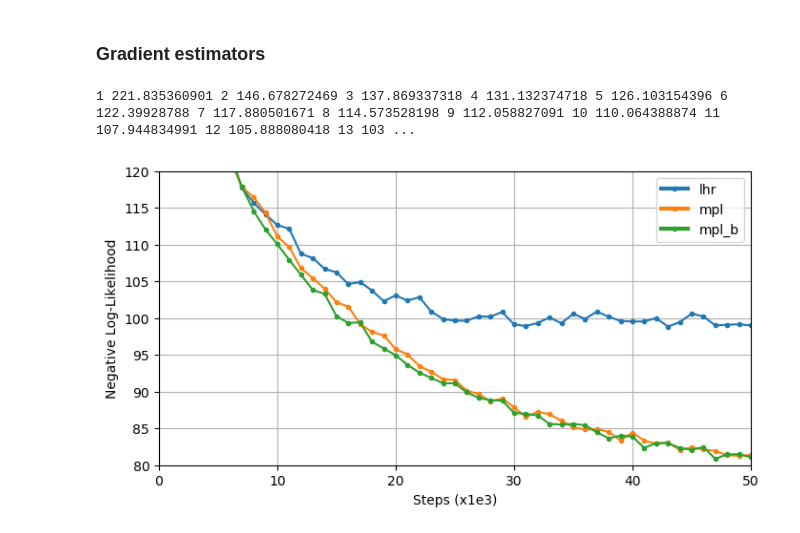
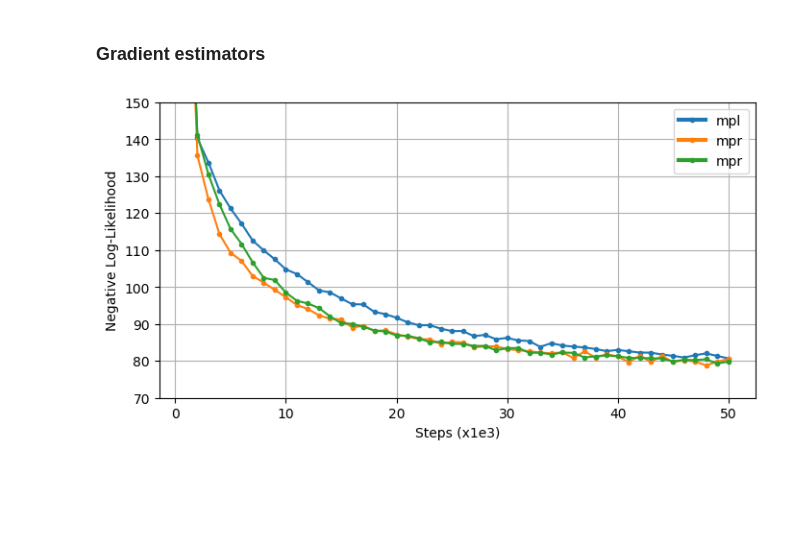
Before and after one commit to ethihsy/cc, a Jupyter notebook: gd_est.ipynb, the cells around one changed output. Drawn from its saved outputs; the diff is of its cells as text; code cells hidden in the pictures; blank space fills up the shorter version.

```diff
--- a/gd_est.ipynb
+++ b/gd_est.ipynb
@@ -216,7 +237,6 @@ def train(train_op):
         bl = 0.
         vr = 0.
         loss_rec = np.empty((1000, steps/1000))
-        time_rec = np.empty((1000, steps/1000))
         sess.run(tf.global_variables_initializer())
 
         for i in range(steps):
@@ -224,42 +244,37 @@ def train(train_op):
             batch_xs = batch_[:,0:392]
             batch_ys = batch_[:,392:784]
 
-            tstart = time.clock()
             res = sess.run(train_op, {x: batch_xs, y_: batch_ys, bsln: bl, bslnv: vr})
             bl = res[-2]
             vr = res[-1]
-            time_rec[i%1000, i/1000] = time.clock()-tstart
             loss_rec[i%1000, i/1000] = res[-3]
             if (i+1)%1000==0:
                 print (i+1)/1000, np.mean(loss_rec[:, i/1000], 0),
 
-    return loss_rec, time_rec, batch_xs, batch_ys, res[1]
+    return loss_rec, batch_xs, batch_ys, res[1]
 # %%
-train_op = gd_est(1, linear=True, cf=True, sta=False, nn=4)
+train_op = gd_est(1, linear=False, cf=True, sta=False, nn=4)
 result = train(train_op)
-mpl_b = result[0]
+mpr_b = result[0]
+#np.save("dn_20_4.npy", dn_20_4)
-# %% [output]
-1 221.835360901 2 146.678272469 3 137.869337318 4 131.132374718 5 126.103154396 6 122.39928788 7 117.880501671 8 114.573528198 9 112.058827091 10 110.064388874 11 107.944834991 12 105.888080418 13 103 ...
 # %%
 plt.style.use('default')
 fig, ax = plt.subplots(1,1, figsize=(8,4))
-plt.xlim(0, 50)
-plt.ylim(80,120)
+#plt.xlim(0, 50)
+plt.ylim(70,150)
 
-plot_banded_error(lhr, "lhr")
 plot_banded_error(mpl, "mpl")
-plot_banded_error(mpl_b, "mpl_b")
-#plot_banded_error(dn, "dn")
-#plot_banded_error(mpr, "mpr")
+plot_banded_error(mpr, "mpr")
+plot_banded_error(mpr_b, "mpr")
 
 fatlegend(ax)
 plt.ylabel("Negative Log-Likelihood")
 plt.xlabel("Steps (x1e3)")
 ax.grid(True)
 plt.show()
 #fig.savefig('foo.png')
 # %% [output]
-[figure, old version]
+[figure, new version]
 # %%
 fig, ax = plt.subplots(1,2, figsize=(16,8))
 up = np.concatenate([j for j in [np.reshape(i,[14,28]) for i in result[2]]], 1)
```
Also changed, not shown: parts of 5 cells of this notebook.
